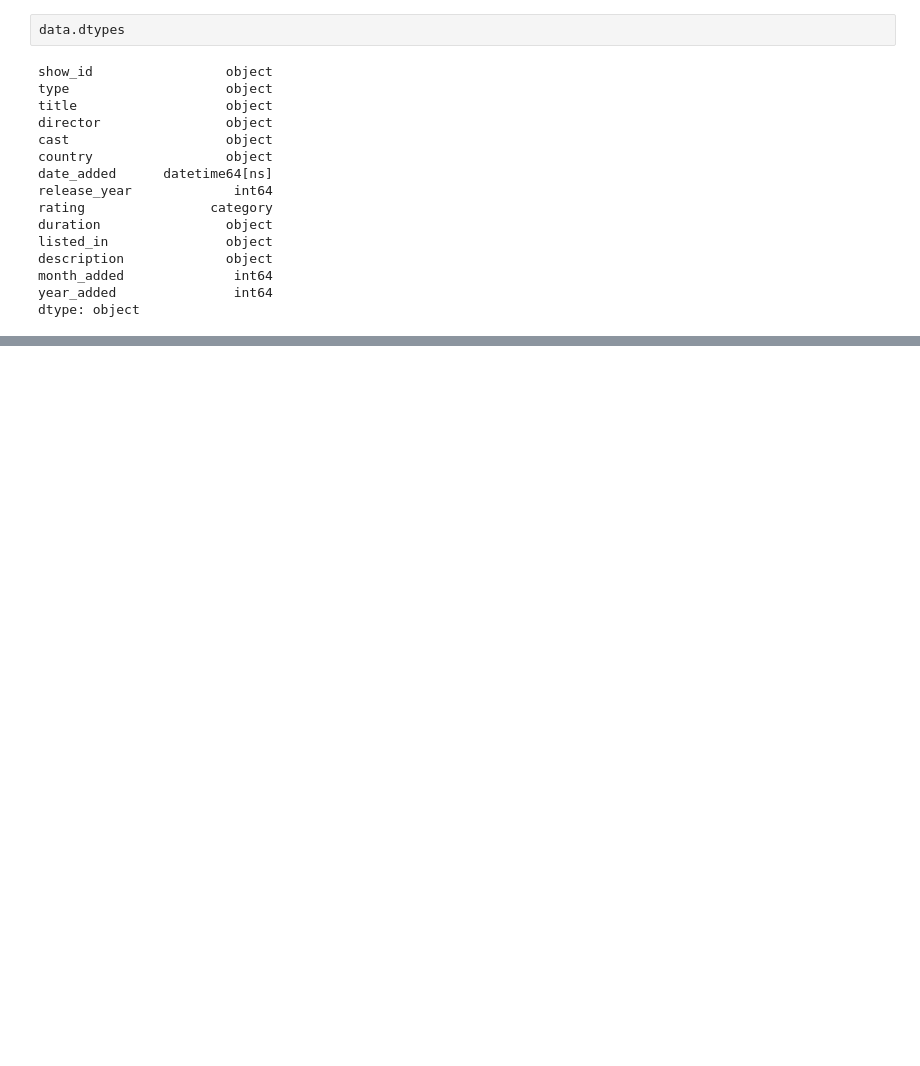
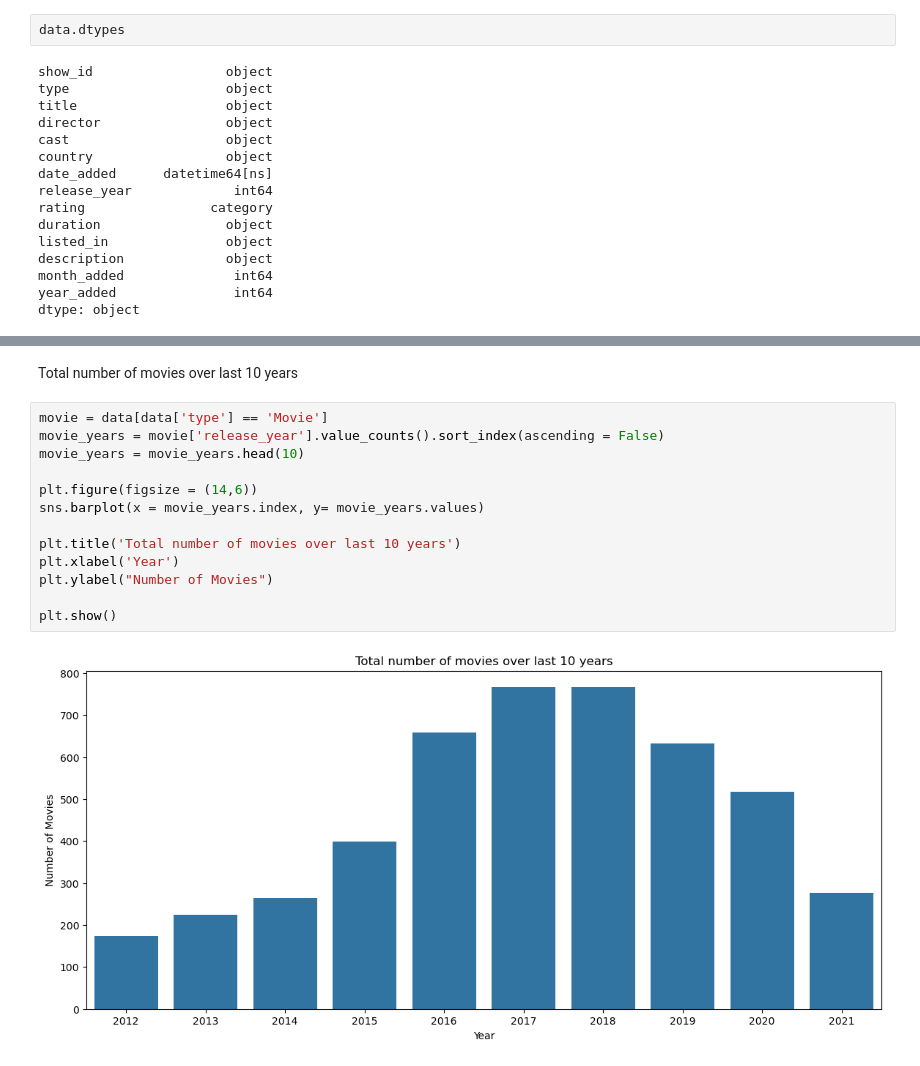
Before and after one commit to manojchowdary005/Jupyter-Netflix, a Jupyter notebook: Netflix-Analysis.ipynb, the cells around one changed output, grey strips where cells are left out. Drawn from its saved outputs; the diff is of its cells as text; blank space fills up the shorter version.

```diff
--- a/Netflix-Analysis.ipynb
+++ b/Netflix-Analysis.ipynb
@@ -118,0 +143,17 @@ dtype: object
+# %% [markdown]
+Total number of movies over last 10 years
+# %%
+movie = data[data['type'] == 'Movie']
+movie_years = movie['release_year'].value_counts().sort_index(ascending = False)
+movie_years = movie_years.head(10)
+
+plt.figure(figsize = (14,6))
+sns.barplot(x = movie_years.index, y= movie_years.values)
+
+plt.title('Total number of movies over last 10 years')
+plt.xlabel('Year')
+plt.ylabel("Number of Movies")
+
+plt.show()
+# %% [output]
+[figure, added]
```
Also changed, not shown: parts of 9 cells of this notebook.
